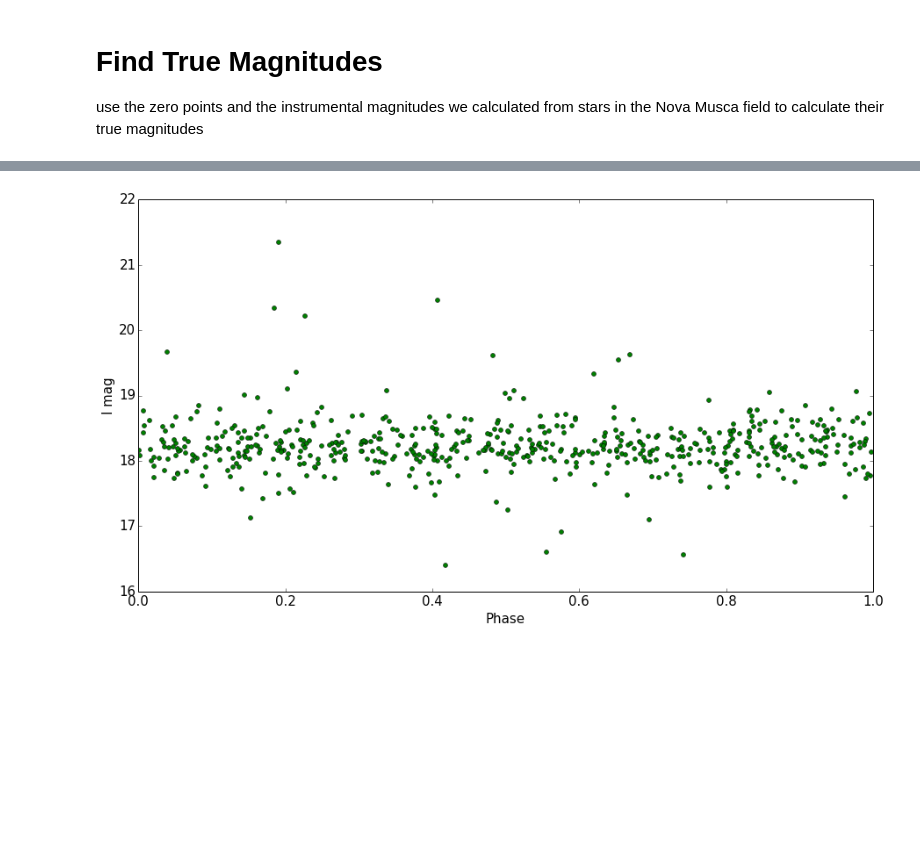
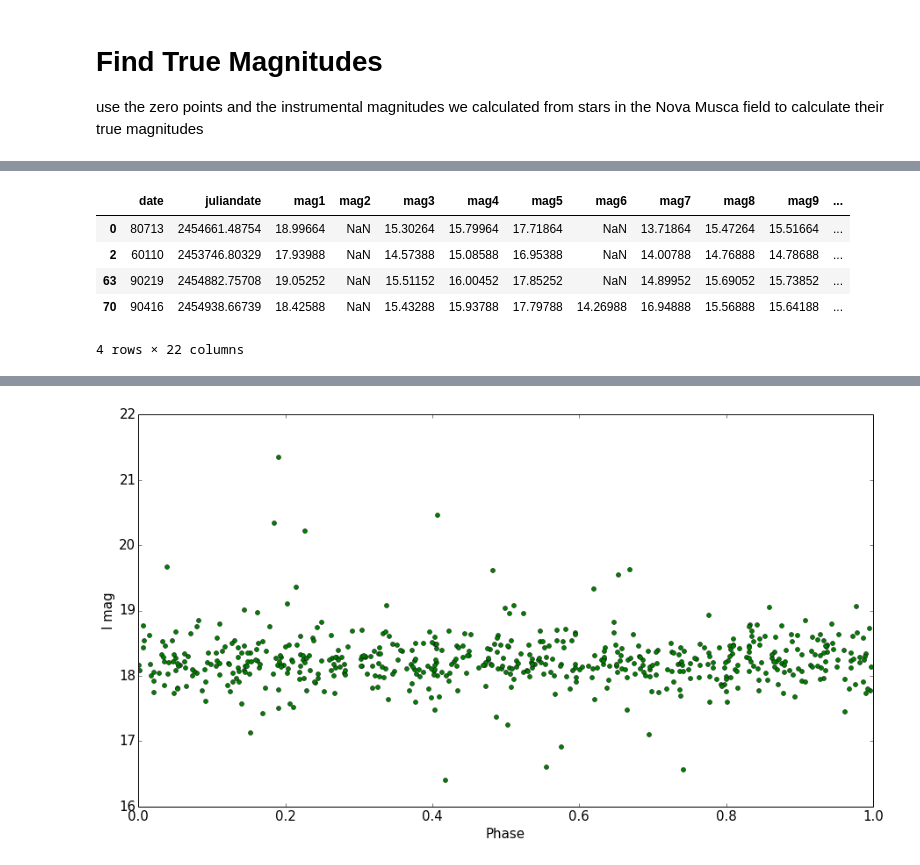
Before and after one commit to ih64/NovaMusca, a Jupyter notebook: NovaMuscaCalibration.v3.ipynb, the cells around one changed output, grey strips where cells are left out. Saved outputs shown, nothing was run; the diff lists cells and outputs as text; code cells hidden in the pictures; blank space fills up the shorter version.

```diff
--- a/NovaMuscaCalibration.v3.ipynb
+++ b/NovaMuscaCalibration.v3.ipynb
@@ -743,0 +535,10 @@ plt.show()
+# %%
+#here we list unusual values we dropped
+pd.concat([photCalI[photCalI['mag10'] < 14.4],photCalI[photCalI['mag16'] > 19],photCalI[photCalI['mag7'] > 16.5]])
+# %% [output]
+|  | date | juliandate | mag1 | mag2 | mag3 | mag4 | mag5 | mag6 | mag7 | mag8 | mag9 | ... |
+| 0 | 80713 | 2454661.48754 | 18.99664 | NaN | 15.30264 | 15.79964 | 17.71864 | NaN | 13.71864 | 15.47264 | 15.51664 | ... |
+| 2 | 60110 | 2453746.80329 | 17.93988 | NaN | 14.57388 | 15.08588 | 16.95388 | NaN | 14.00788 | 14.76888 | 14.78688 | ... |
+| 63 | 90219 | 2454882.75708 | 19.05252 | NaN | 15.51152 | 16.00452 | 17.85252 | NaN | 14.89952 | 15.69052 | 15.73852 | ... |
+| 70 | 90416 | 2454938.66739 | 18.42588 | NaN | 15.43288 | 15.93788 | 17.79788 | 14.26988 | 16.94888 | 15.56888 | 15.64188 | ... |
+4 rows × 22 columns
```
Also changed, not shown: parts of 52 cells of this notebook, 7 other files.
